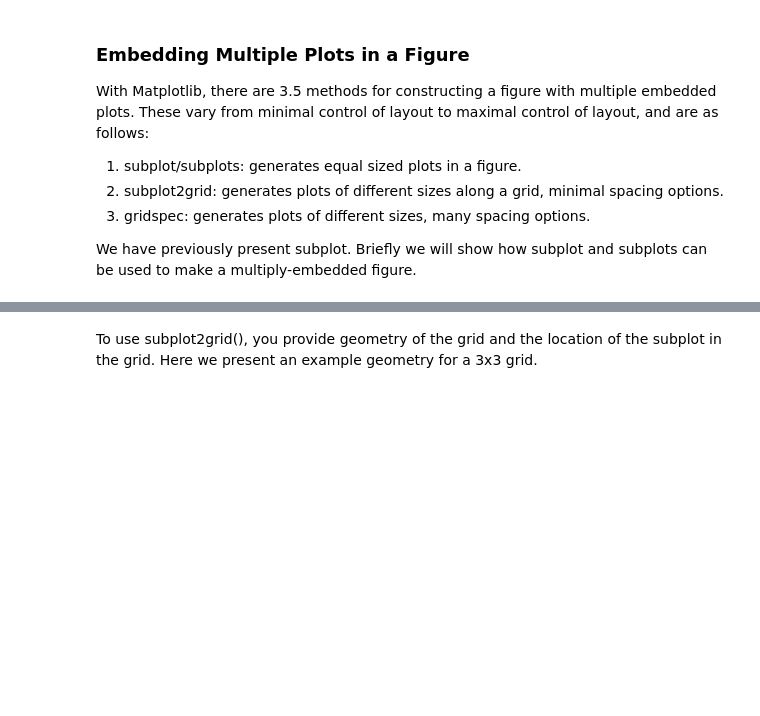
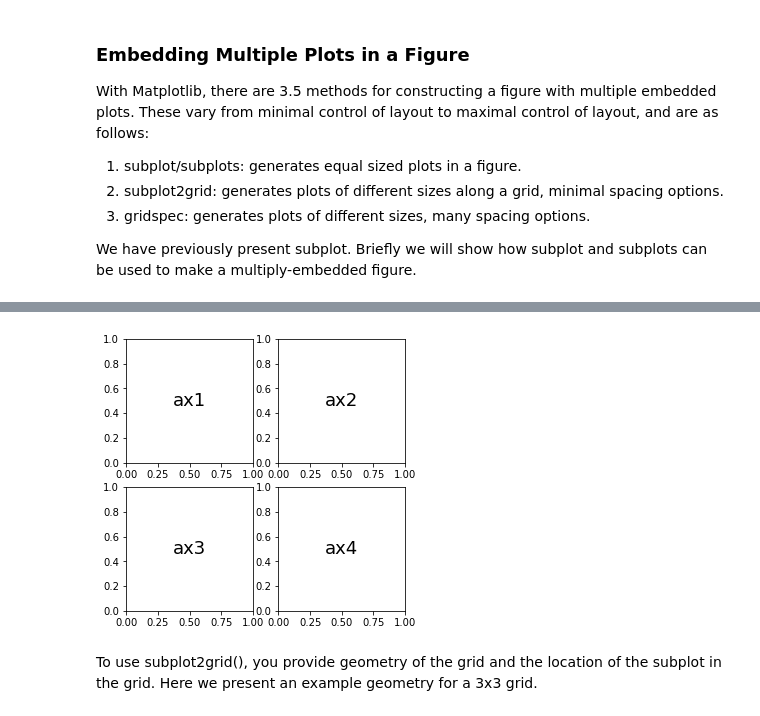
Before and after one commit to szorowi1/qmss2017, a Jupyter notebook: module2/module2_notes.ipynb, the cells around one changed output, grey strips where cells are left out. Cells and saved outputs as stored; diff of their text form; code cells hidden in the pictures; blank space fills up the shorter version.

```diff
--- a/module2/module2_notes.ipynb
+++ b/module2/module2_notes.ipynb
@@ -821,13 +1410,16 @@ ax.text(0.5,0.5,'ax4', fontsize=18, ha='center', va='center');
 # %%
 ## Subplots example: Figure can be called directly from command.
 
 ## Make 2x2 figure. Note that figsize can be directly called.
 ## Axes is a [2,2]-list of axes.
 fig, axes = plt.subplots(2,2,figsize=(5,5))
 
 ## Iteratively add text.
 for n in range(4):
-    axes[n/2,n%2].text(0.5,0.5,'ax%s' %(n+1), fontsize=18, ha='center', va='center');
+    axes[n//2,n%2].text(0.5,0.5,'ax%s' %(n+1), fontsize=18,
+                        ha='center', va='center');
+# %% [output]
+[figure, added]
 # %% [markdown]
 To use subplot2grid(), you provide geometry of the grid and the location of the subplot in the grid. Here we present an example geometry for a 3x3 grid.
 # %%
```
Also changed, not shown: parts of 119 cells of this notebook.
